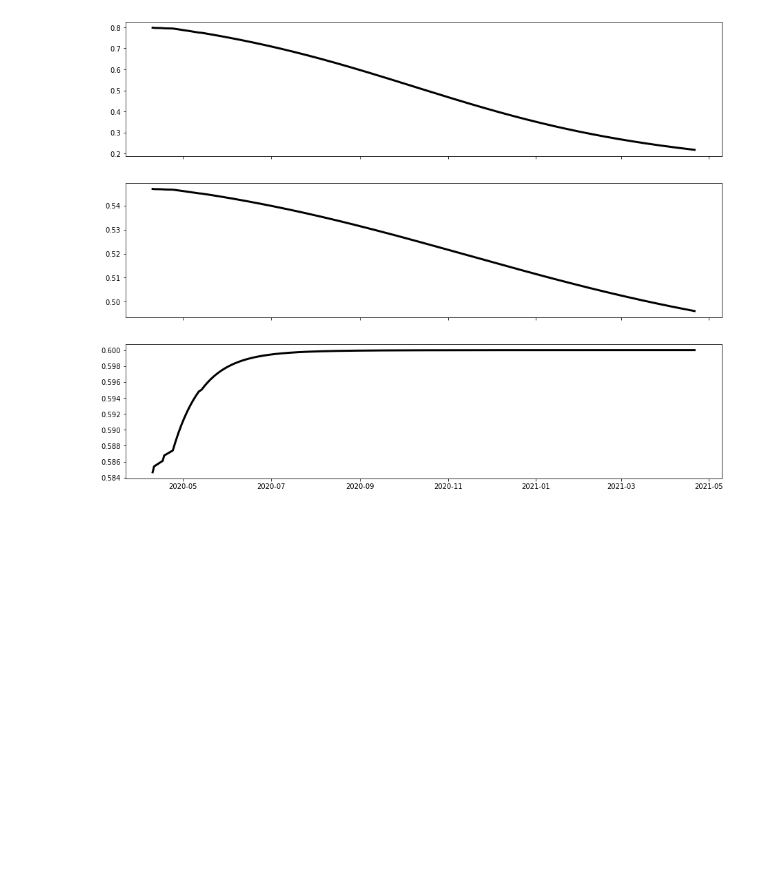
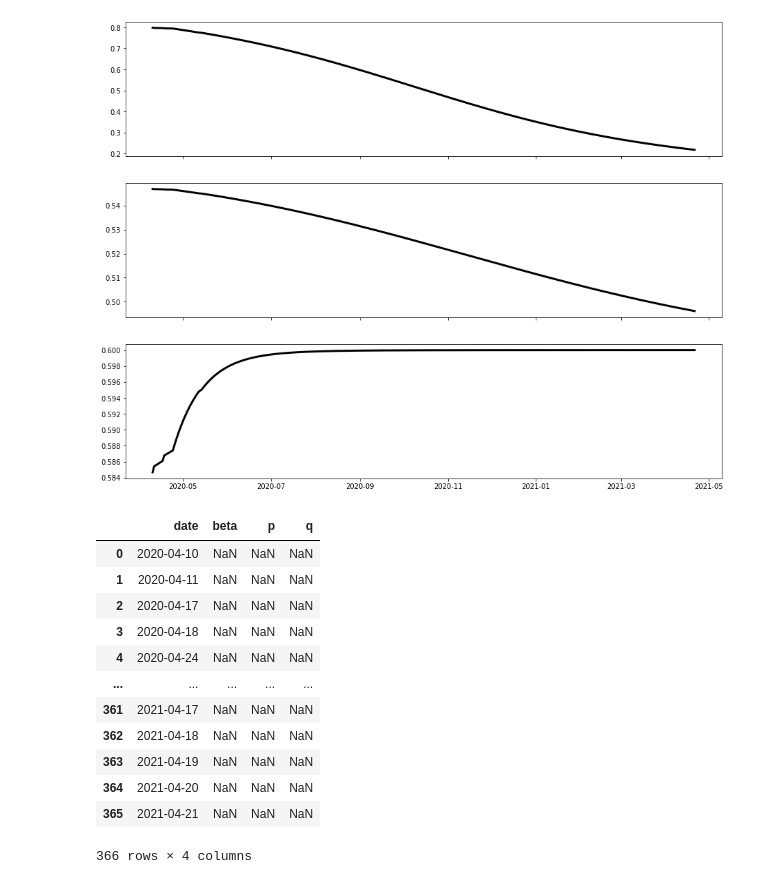
Before and after one commit to ChaosDonkey06/frcstng_experiments, a Jupyter notebook: pinn.ipynb, the cells around one changed output. Cells and saved outputs as stored; diff of their text form; code cells hidden in the pictures; blank space fills up the shorter version.

```diff
--- a/pinn.ipynb
+++ b/pinn.ipynb
@@ -616,3 +621,19 @@ def model(x, beta_t, p_t, q_t, pop=8e6):
     inc_h = i2h
 
     return np.maximum([S, E, I, J, D, H, R, inc_c, inc_d, inc_h], 0)
+# %%
+parameters_df
+# %% [output]
+|  | date | beta | p | q |
+| 0 | 2020-04-10 | NaN | NaN | NaN |
+| 1 | 2020-04-11 | NaN | NaN | NaN |
+| 2 | 2020-04-17 | NaN | NaN | NaN |
+| 3 | 2020-04-18 | NaN | NaN | NaN |
+| 4 | 2020-04-24 | NaN | NaN | NaN |
+| ... | ... | ... | ... | ... |
+| 361 | 2021-04-17 | NaN | NaN | NaN |
+| 362 | 2021-04-18 | NaN | NaN | NaN |
+| 363 | 2021-04-19 | NaN | NaN | NaN |
+| 364 | 2021-04-20 | NaN | NaN | NaN |
+| 365 | 2021-04-21 | NaN | NaN | NaN |
+366 rows × 4 columns
```
Also changed, not shown: parts of 2 cells of this notebook.
